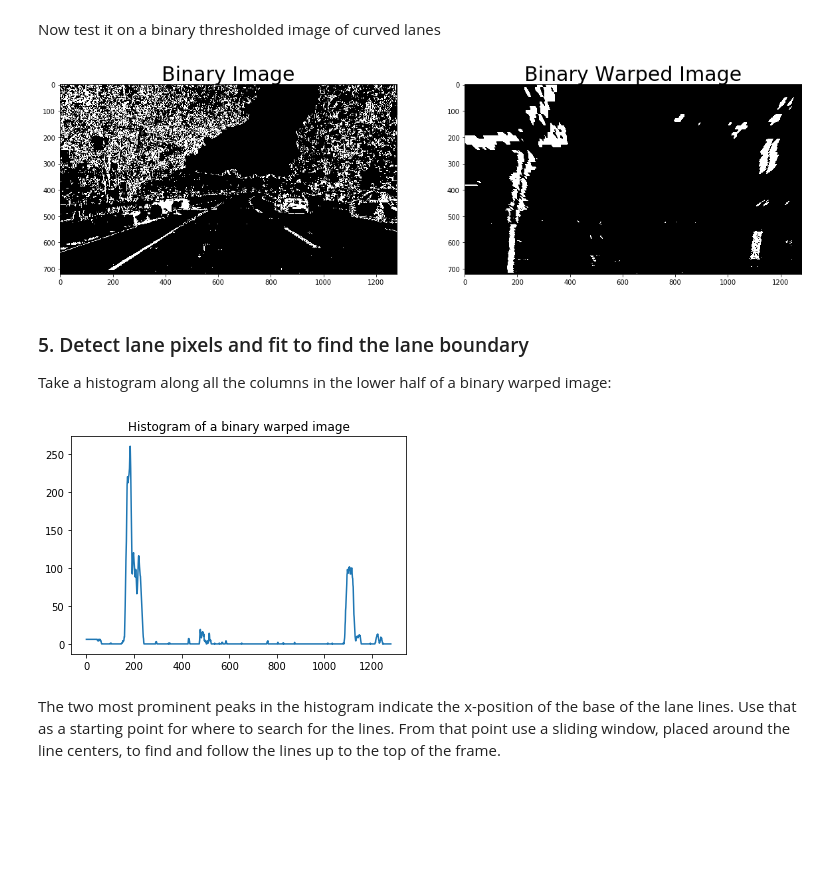
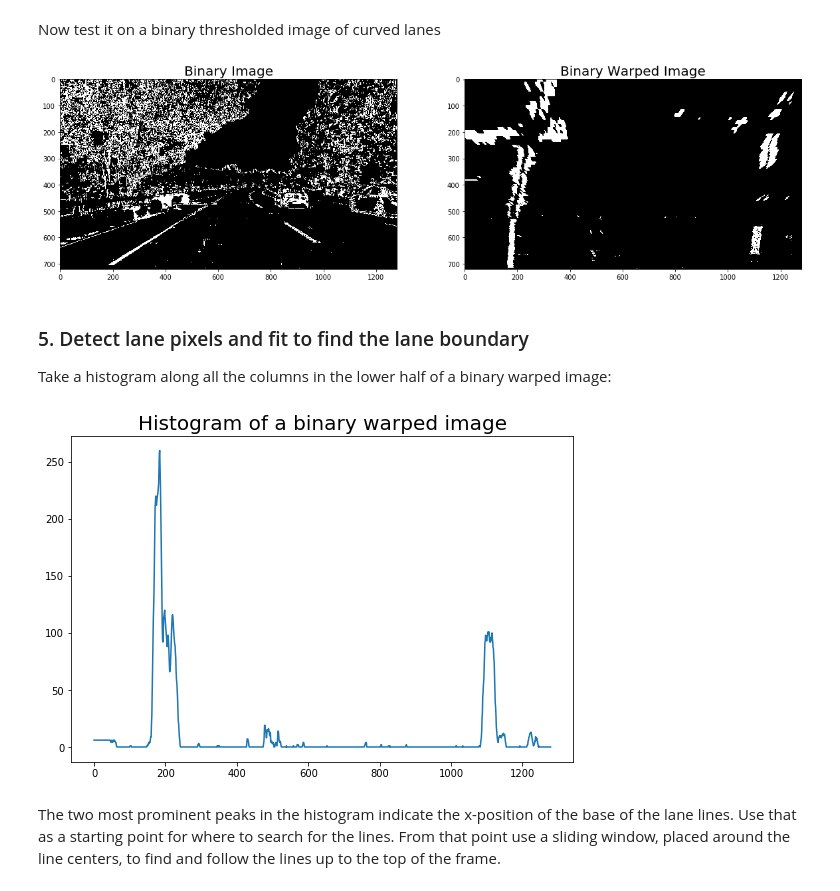
Before and after one commit to ek8203/CarND-Advanced-Lane-Lines, a Jupyter notebook: advanced_lane_finding.ipynb, the cells around one changed output. Saved outputs shown, nothing was run; the diff lists cells and outputs as text; code cells hidden in the pictures; blank space fills up the shorter version.

```diff
--- a/advanced_lane_finding.ipynb
+++ b/advanced_lane_finding.ipynb
@@ -468,28 +468,28 @@ binary_warped = cv2.warpPerspective(binary, line.M, (width, height), flags=cv2.I
 # Visualize perspective transform
 figure, (ax1, ax2) = plt.subplots(1, 2, figsize=(20,10))
 ax1.imshow(binary, cmap='gray')
-ax1.set_title('Binary Image', fontsize=30)
+ax1.set_title('Binary Image', fontsize=20)
 ax2.imshow(binary_warped, cmap='gray')
-ax2.set_title('Binary Warped Image', fontsize=30)
+ax2.set_title('Binary Warped Image', fontsize=20)
 plt.show()
 figure.savefig('output_images/binary_warped.jpg')   # save the figure to file
 plt.close(figure)    # close the figure
 # %% [output]
-[figure, old version]
+[figure, new version]
 # %% [markdown]
 ### 5. Detect lane pixels and fit to find the lane boundary
 
 Take a histogram along all the columns in the lower half of a binary warped image:
 # %%
 histogram = np.sum(binary_warped[binary_warped.shape[0]//2:,:], axis=0)
-figure, ax = plt.subplots( nrows=1, ncols=1 )  # create figure & 1 axis
+figure, ax = plt.subplots( nrows=1, ncols=1, figsize=(9,6))  # create figure & 1 axis
 ax.plot(histogram)
-ax.set_title("Histogram of a binary warped image")
+ax.set_title("Histogram of a binary warped image", fontsize=20)
 plt.show()
 figure.savefig('output_images/histogram.jpg')   # save the figure to file
 plt.close(figure)    # close the figure
 # %% [output]
-[figure, old version]
+[figure, new version]
 # %% [markdown]
 The two most prominent peaks in the histogram indicate the x-position of the base of the lane lines. Use that as a starting point for where to search for the lines. From that point use a sliding window, placed around the line centers, to find and follow the lines up to the top of the frame.
 # %%
```
Also changed, not shown: parts of 13 cells of this notebook, 12 other files.
